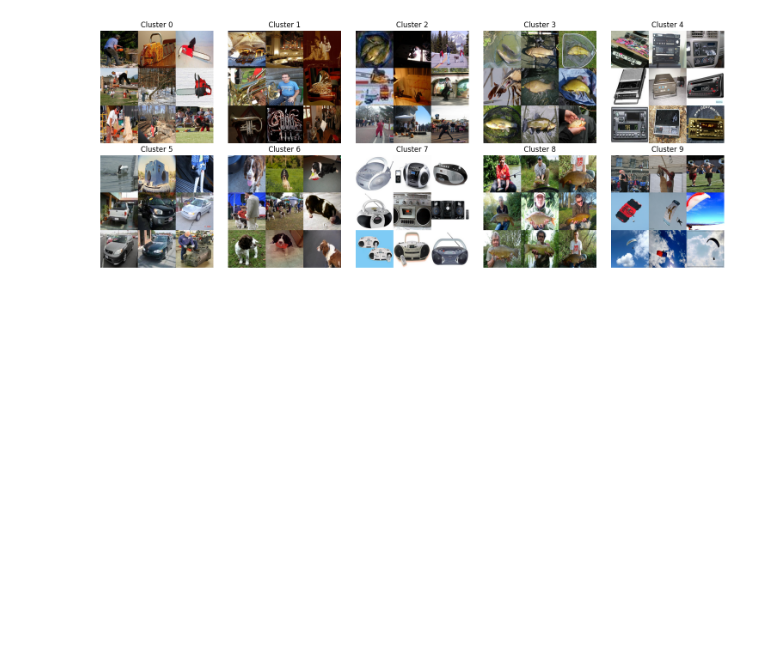
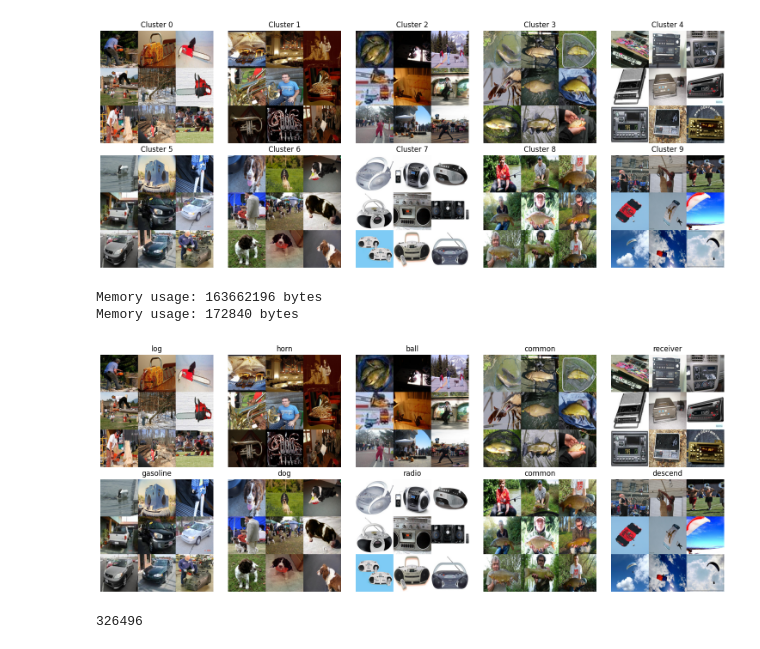
Before and after one commit to ConstantinSeibold/CVPR2025-IdentifyingStructureInData-notebooks, a Jupyter notebook: clustering_applications.ipynb, the cells around one changed output. Cells and saved outputs as stored; diff of their text form; code cells hidden in the pictures; blank space fills up the shorter version.

Commit message:
initial cluster naming

```diff
--- a/clustering_applications.ipynb
+++ b/clustering_applications.ipynb
@@ -272,6 +272,7 @@ def plot_cluster_images(dataset_samples, cluster_labels, cluster_names = None, c
 # Example usage:
 # Assuming you have `image_data` as a list of images (numpy arrays) and `cluster_labels` from your clustering method:
 
-plot_cluster_images(dataset._samples, kmeans_labels, clusters_per_row=5, images_per_cluster=9)
+cluster_labels = kmeans_labels
+plot_cluster_images(dataset._samples, cluster_labels, clusters_per_row=5, images_per_cluster=9)
 # %% [output]
 [figure]
@@ -277,0 +289,50 @@ plot_cluster_images(dataset._samples, kmeans_labels, clusters_per_row=5, images_
+# %%
+import torch.nn.functional as F
+import sys
+
+def get_ram_usage(obj):
+    return obj.element_size() * obj.nelement()
+
+
+@torch.no_grad()
+def normalize(input):
+    input = torch.tensor(input)
+    normalized_vector = F.normalize(input, dim=-1)
+    return normalized_vector
+
+@torch.no_grad()
+def compute_similarities(image_feat, text_feat, logit_scale, logit_bias):
+    return torch.sigmoid(normalize(image_feat) @ normalize(text_feat).T * logit_scale+logit_bias )
+
+sim_matrix1 = compute_similarities(features, word_embeddings,  model.cpu().logit_scale.exp(), model.cpu().logit_bias)
+print(f"Memory usage: {get_ram_usage(sim_matrix1)} bytes")
+
+cluster_means = np.stack([features[cluster_labels==i].mean(0) for i in np.unique(cluster_labels) if len(features[cluster_labels==i])>0])
+sim_matrix2 = compute_similarities(cluster_means, word_embeddings, model.cpu().logit_scale.exp(), model.cpu().logit_bias)
+print(f"Memory usage: {get_ram_usage(sim_matrix2)} bytes")
+
+
+
+sorted, indices = sim_matrix1.sort(1, descending=True)
+nn_words = np.array([nouns[indices[i,0]] for i in range(indices.shape[0])])
+
+def get_most_common_for_cluster(words, clusters):
+    cluster_names = []
+    for i in np.unique(clusters):
+        w, counts = np.unique(words[cluster_labels==i], return_counts=True)
+        cluster_names += [str(w[np.argmax(counts)])]
+
+    return cluster_names
+
+cluster_names = get_most_common_for_cluster(nn_words, cluster_labels)
+# %% [output]
+Memory usage: 163662196 bytes
+Memory usage: 172840 bytes
+# %%
+plot_cluster_images(dataset._samples, kmeans_labels, cluster_names, clusters_per_row=5, images_per_cluster=9)
+# %% [output]
+[figure, added]
+# %%
+sim_matrix2.element_size() * sim_matrix2.nelement()
+# %% [output]
+326496
```
Also changed, not shown: parts of 2 cells of this notebook, 1 other file.
